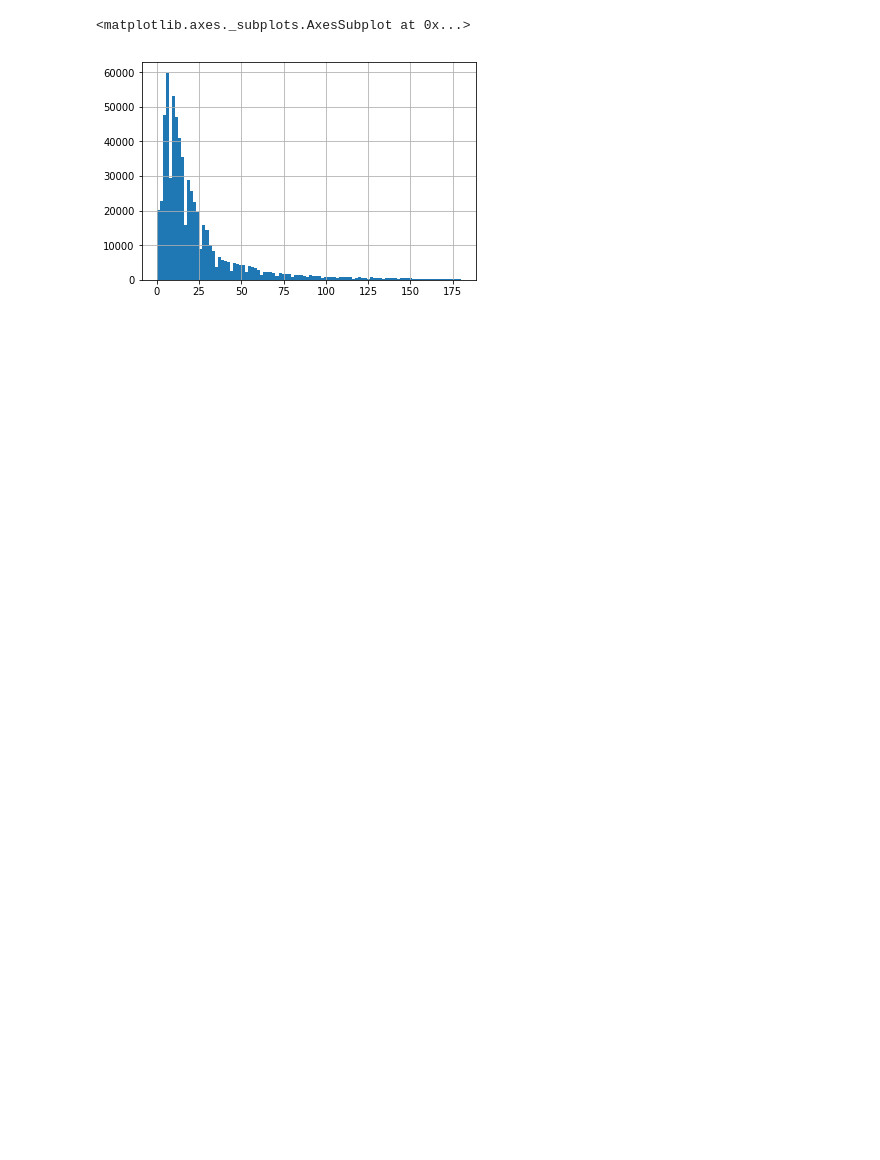
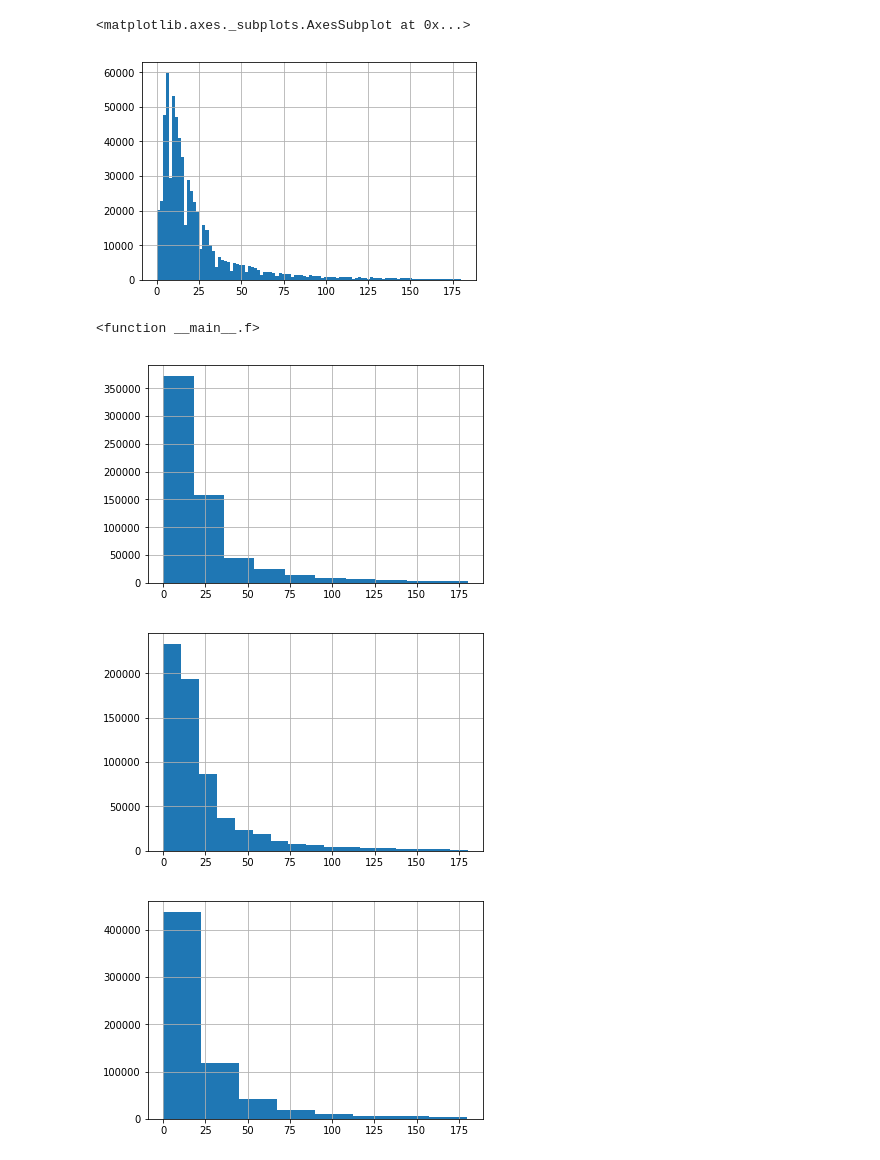
Before and after one commit to jonnor/bike-sharing-oslo, a Jupyter notebook: Austin.ipynb, the cells around one changed output. Cells and saved outputs as stored; diff of their text form; code cells hidden in the pictures; blank space fills up the shorter version.

```diff
--- a/Austin.ipynb
+++ b/Austin.ipynb
@@ -19,0 +25,4 @@ trips[:3]
+# %%
+first = trips['start_time'].min()
+last = trips['start_time'].max()
+first, last
@@ -19,0 +31,8 @@ trips[:3]
+# %%
+from datetime import datetime
+# 2013-12-21 09:12:00, ref http://strftime.org/
+date_format = "%Y-%m-%d %H:%M:%S"
+f = datetime.strptime(first, date_format)
+l = datetime.strptime('2017-07-31 01:44:27', date_format)
+delta = l - f
+delta.days
@@ -22,3 +47,18 @@ trips['duration_minutes'].hist(bins=100, range=(0, 3*60))
 # %% [output]
 <matplotlib.axes._subplots.AxesSubplot at 0x...>
 [figure]
+# %%
+from ipywidgets import interact, interactive, fixed, interact_manual
+import ipywidgets as widgets
+from IPython.display import clear_output
+
+def f(x):
+    clear_output()
+    return trips['duration_minutes'].hist(bins=x, range=(0, 3*60))
+
+interact(f, x=10)
+# %% [output]
+<function __main__.f>
+[figure, added]
+[figure, added]
+[figure, added]
```
Also changed, not shown: parts of 4 cells of this notebook, 1 other file.
